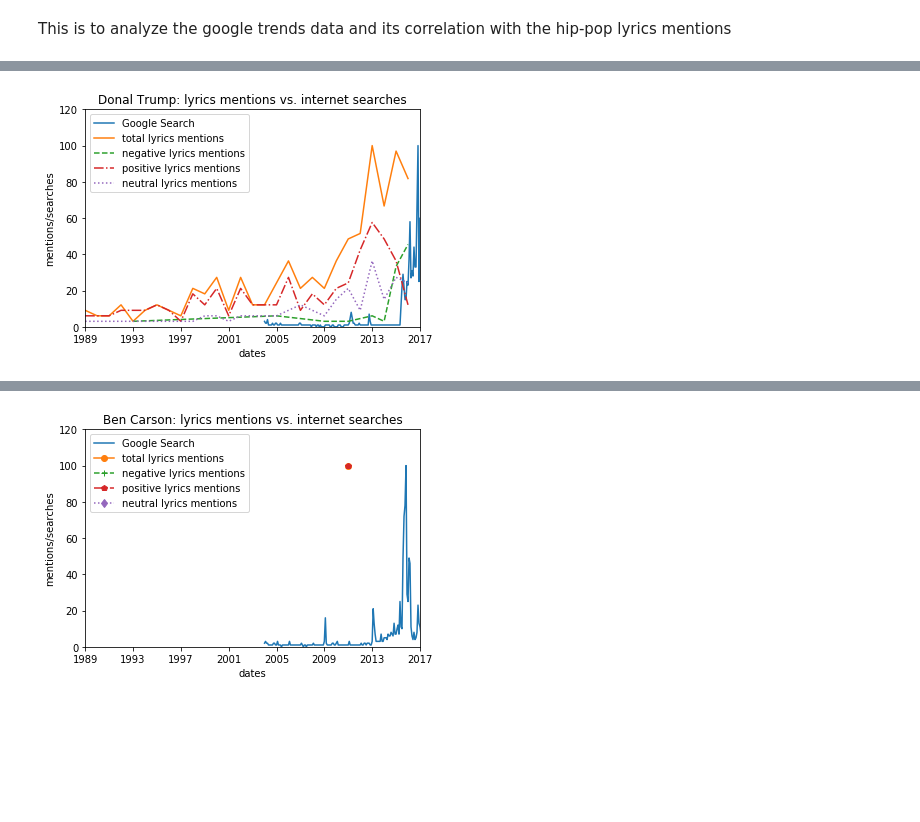
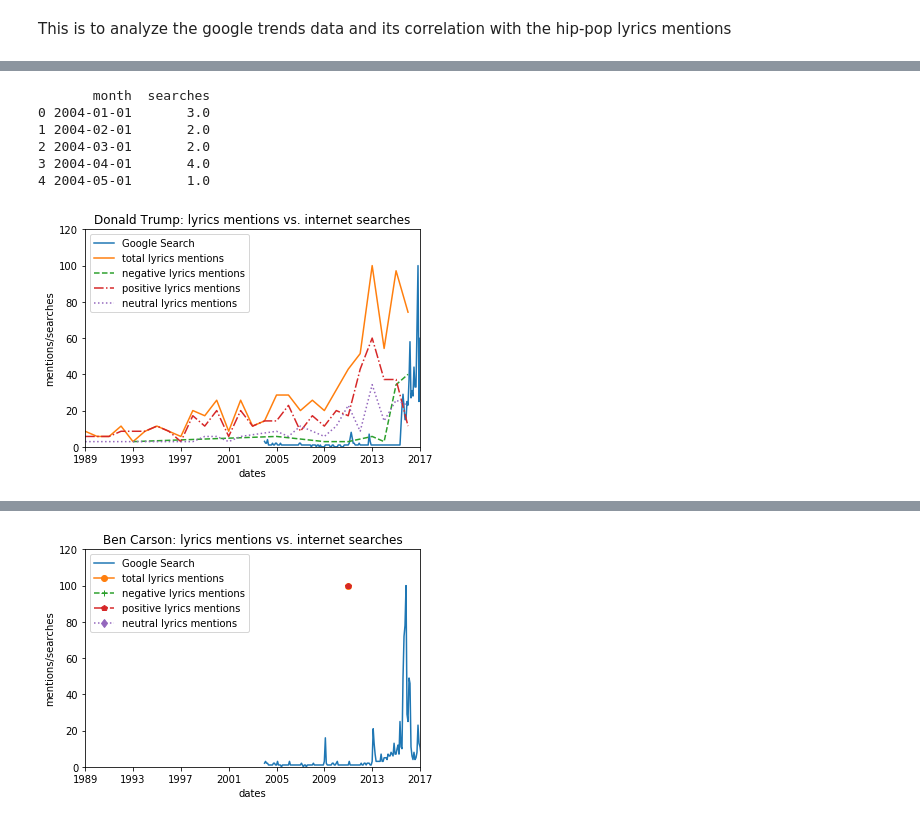
Before and after one commit to boudrejp/PythonProj2, a Jupyter notebook: analysis/analyze_GoogleTrends.ipynb, the cells around one changed output, grey strips where cells are left out. Drawn from its saved outputs; the diff is of its cells as text; code cells hidden in the pictures; blank space fills up the shorter version.

```diff
--- a/data/analyze_GoogleTrends.ipynb
+++ b/analysis/analyze_GoogleTrends.ipynb
@@ -25,71 +59,69 @@ with open('GoogleTrends_DTrump.csv','rt',encoding='utf-8') as CSVread:
 # list_data
 series_data = pd.DataFrame({'month':list_time,
                             'searches':list_search})
+
+print(series_data.head())
 plot1 = plt.plot_date(series_data['month'],series_data['searches'],fmt='-',label='Google Search')
 
 
 #Import the lyrics mentions data for Trump
 
-with open('HipHopLyrics.csv','rt',encoding='utf-8') as CSVread:
-    has_header = csv.Sniffer().has_header(CSVread.read(1024))
-    CSVread.seek(0)
-    CSV_read1 = csv.DictReader(CSVread,fieldnames=['id','candidate','song'
-                                                  ,'artist','sentiment',
-                                                  'theme','album_release_date',
-                                                  'line','url'])
-    if has_header:
-        next(CSV_read1)
-    list_data = [dict(row) for row in CSV_read1]
-# total mentions
+df_lyrics = pd.read_csv('HipHopLyrics_corrected.csv', encoding="ISO-8859-1")
+df_lyrics['corrected_release_year'] = df_lyrics['corrected_release_year'].astype(str)
 
-df_lyrics = pd.DataFrame(list_data)
 df_lyrics['count'] = 1
-df_lyrics1 = df_lyrics[df_lyrics.candidate == 'Donald Trump'].groupby('album_release_date').sum()
+df_lyrics1 = df_lyrics[df_lyrics.candidate == 'Donald Trump'].groupby('corrected_release_year').sum()
 df_lyrics1.reset_index(level=0,inplace=True)
-df_lyrics1['album_release_date'] = pd.to_datetime(df_lyrics1['album_release_date'])
+df_lyrics1['corrected_release_year'] = pd.to_datetime(df_lyrics1['corrected_release_year'])
 
 # negative mentions
 df_lyrics2 = df_lyrics[df_lyrics.candidate == 'Donald Trump']
-df_lyrics2 = df_lyrics2[df_lyrics2.sentiment == 'negative'].groupby('album_release_date').sum()
+df_lyrics2 = df_lyrics2[df_lyrics2.sentiment == 'negative'].groupby('corrected_release_year').sum()
 df_lyrics2.reset_index(level=0,inplace=True)
-df_lyrics2['album_release_date'] = pd.to_datetime(df_lyrics2['album_release_date'])
+df_lyrics2['corrected_release_year'] = pd.to_datetime(df_lyrics2['corrected_release_year'])
 
 # positive mentions
 df_lyrics3 = df_lyrics[df_lyrics.candidate == 'Donald Trump']
-df_lyrics3 = df_lyrics3[df_lyrics3.sentiment == 'positive'].groupby('album_release_date').sum()
+df_lyrics3 = df_lyrics3[df_lyrics3.sentiment == 'positive'].groupby('corrected_release_year').sum()
 df_lyrics3.reset_index(level=0,inplace=True)
-df_lyrics3['album_release_date'] = pd.to_datetime(df_lyrics3['album_release_date'])
+df_lyrics3['corrected_release_year'] = pd.to_datetime(df_lyrics3['corrected_release_year'])
 
 # neutral mentions
 df_lyrics4 = df_lyrics[df_lyrics.candidate == 'Donald Trump']
-df_lyrics4 = df_lyrics4[df_lyrics4.sentiment == 'neutral'].groupby('album_release_date').sum()
+df_lyrics4 = df_lyrics4[df_lyrics4.sentiment == 'neutral'].groupby('corrected_release_year').sum()
 df_lyrics4.reset_index(level=0,inplace=True)
-df_lyrics4['album_release_date'] = pd.to_datetime(df_lyrics4['album_release_date'])
+df_lyrics4['corrected_release_year'] = pd.to_datetime(df_lyrics4['corrected_release_year'])
 # print(df_lyrics4)
 # print(df_lyrics1['album_release_date'])
 # print(df_lyrics1['count'])
 
 #scaling
 val_max = df_lyrics1['count'].max()
 df_lyrics1['count'] = df_lyrics1['count']*100/val_max
 df_lyrics2['count'] = df_lyrics2['count']*100/val_max
 df_lyrics3['count'] = df_lyrics3['count']*100/val_max
 df_lyrics4['count'] = df_lyrics4['count']*100/val_max
-plot1 = plt.plot(df_lyrics1['album_release_date'],df_lyrics1['count'],label='total lyrics mentions')
-plot1 = plt.plot(df_lyrics2['album_release_date'],df_lyrics2['count'],label='negative lyrics mentions', linestyle='--')
-plot1 = plt.plot(df_lyrics3['album_release_date'],df_lyrics3['count'],label='positive lyrics mentions', linestyle='-.')
-plot1 = plt.plot(df_lyrics4['album_release_date'],df_lyrics4['count'],label='neutral lyrics mentions', linestyle=':')
+plot1 = plt.plot(df_lyrics1['corrected_release_year'],df_lyrics1['count'],label='total lyrics mentions')
+plot1 = plt.plot(df_lyrics2['corrected_release_year'],df_lyrics2['count'],label='negative lyrics mentions', linestyle='--')
+plot1 = plt.plot(df_lyrics3['corrected_release_year'],df_lyrics3['count'],label='positive lyrics mentions', linestyle='-.')
+plot1 = plt.plot(df_lyrics4['corrected_release_year'],df_lyrics4['count'],label='neutral lyrics mentions', linestyle=':')
 
 
 plt.legend()
 plt.xlabel('dates')
 plt.ylabel('mentions/searches')
-plt.title('Donal Trump: lyrics mentions vs. internet searches')
+plt.title('Donald Trump: lyrics mentions vs. internet searches')
 plt.xlim(datetime(1989,1,1),datetime(2017,1,1))
 plt.ylim(0,120)
 plt.savefig('Donald Trump comparison plot.png')
 # %% [output]
+       month  searches
+0 2004-01-01       3.0
+1 2004-02-01       2.0
+2 2004-03-01       2.0
+3 2004-04-01       4.0
+4 2004-05-01       1.0
-[figure, old version]
+[figure, new version]
 # %%
 import csv
 import numpy as np
```
Also changed, not shown: parts of 6 cells of this notebook, 25 other files.
